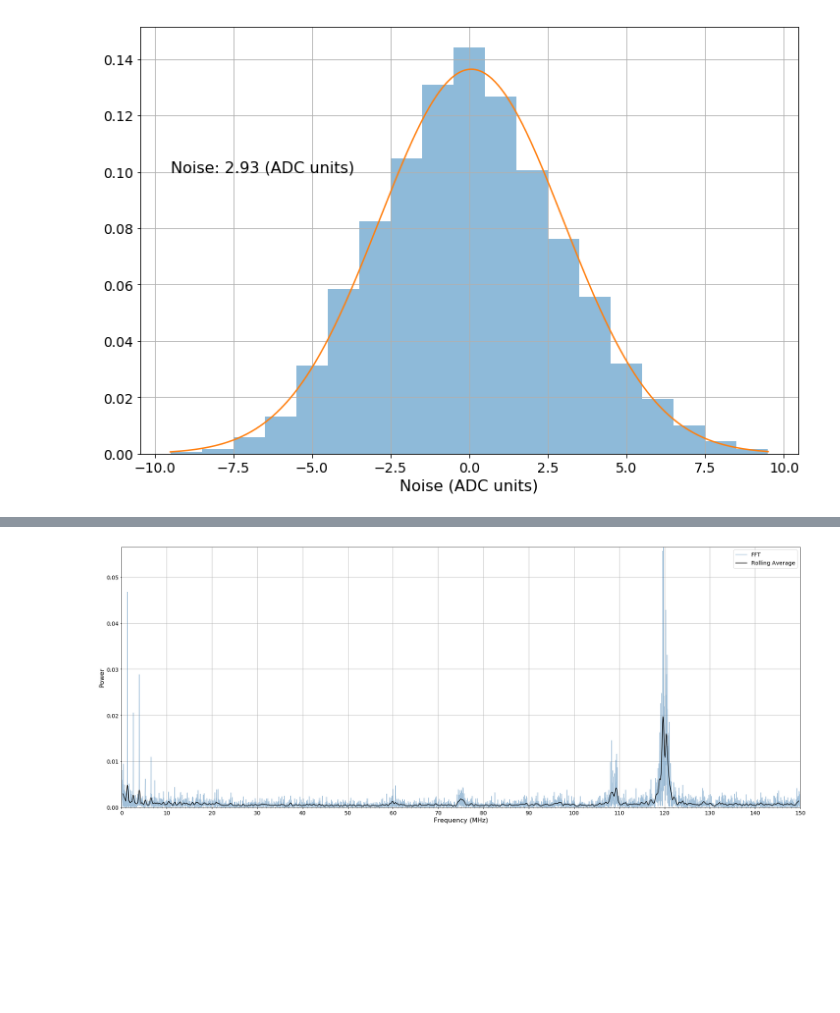
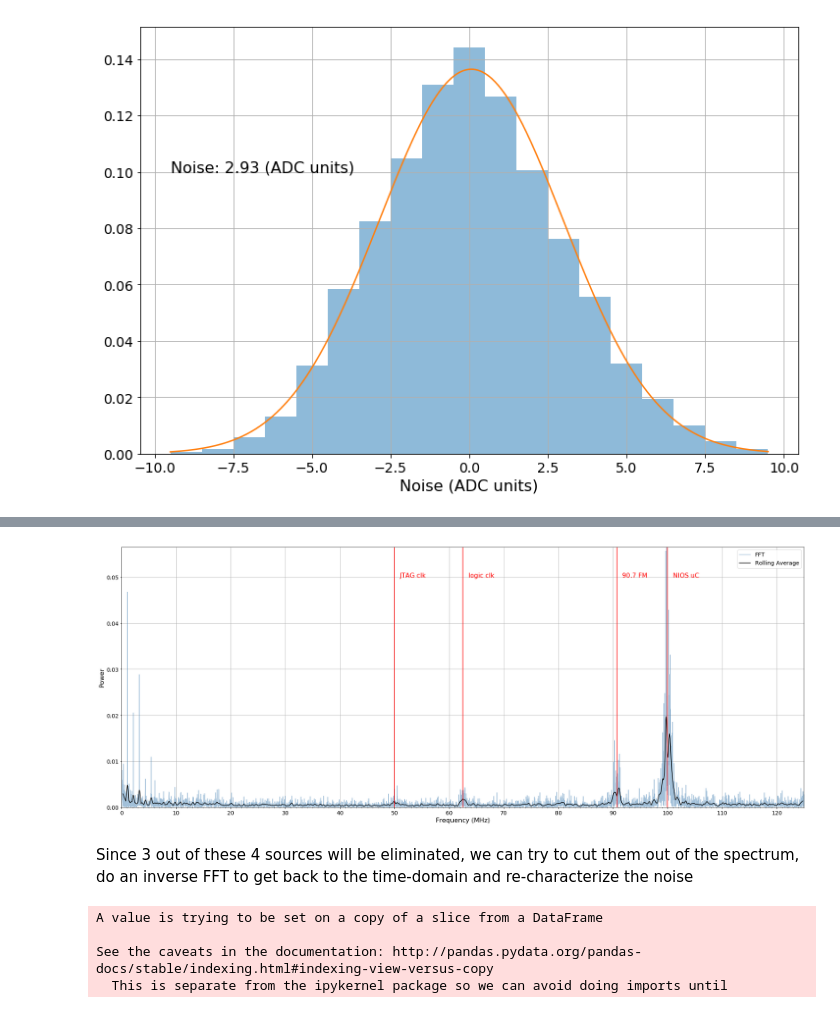
Before and after one commit to philippeller/waveform_analysis, a Jupyter notebook: example.ipynb, the cells around one changed output, grey strips where cells are left out. Drawn from its saved outputs; the diff is of its cells as text; code cells hidden in the pictures; blank space fills up the shorter version.

```diff
--- a/example.ipynb
+++ b/example.ipynb
@@ -73,30 +74,53 @@ Text(-9.5, 0.1, 'Noise: 2.93 (ADC units)')
 # %%
 # T = sampling period in ns
-T = waveforms[list(waveforms)[0]]['time'].diff()[1] * 10/3
+T = waveforms[list(waveforms)[0]]['time'].diff()[1] * 4
 N = len(noise)
 
 dfft = pd.DataFrame()
-dfft['amplitude'] = 1 / N * np.abs(np.fft.rfft(noise))
+dfft['fft'] = np.fft.rfft(noise)
+dfft['amplitude'] = 1 / N * np.abs(dfft['fft'])
 dfft['power'] = dfft['amplitude'] ** 2
 dfft['frequency'] = np.fft.rfftfreq(N, d=T) * 1e3
 # %%
 fig, ax = plt.subplots(figsize = (25,10))
 
 dfft.plot('frequency', 'power', ax=ax, label='FFT', c='steelblue', alpha=0.5)
-dfft.rolling(window=20, center=True, win_type='gaussian').mean(std=5).plot('frequency', 'power', ax=ax, label='Rolling Average', alpha=1, color='k')
+dfft[['frequency', 'power']].rolling(window=20, center=True, win_type='gaussian').mean(std=5).plot('frequency', 'power', ax=ax, label='Rolling Average', alpha=1, color='k')
 
 
 ax.set_xlabel('Frequency (MHz)')
 ax.set_ylabel('Power')
 ax.set_ylim([0, dfft['power'].max()])
 
 ax.xaxis.set_major_locator(ticker.MultipleLocator(10))
 ax.xaxis.set_minor_locator(ticker.MultipleLocator(1))
 
 plt.grid()
 
 plt.tight_layout()
 
+ax.axvline(50, c='r')
+ax.text(51, 0.05, s='JTAG clk', fontsize=16, color='r')
+ax.axvline(62.5, c='r')
+ax.text(63.5, 0.05, s='logic clk', fontsize=16, color='r')
+ax.axvline(90.7, c='r')
+ax.text(91.7, 0.05, s='90.7 FM', fontsize=16, color='r')
+ax.axvline(100, c='r')
+ax.text(101, 0.05, s='NIOS uC', fontsize=16, color='r')
+
+
 plt.savefig('fft.png')
 # %% [output]
-[figure, old version]
+[figure, new version]
+# %% [markdown]
+Since 3 out of these 4 sources will be eliminated, we can try to cut them out of the spectrum, do an inverse FFT to get back to the time-domain and re-characterize the noise
+# %%
+mask = ((dfft['frequency'] > 97) & (dfft['frequency'] < 103)) | ((dfft['frequency'] > 49) & (dfft['frequency'] < 51)) | ((dfft['frequency'] > 89.7) & (dfft['frequency'] < 91.7))
+dfft['cleaned_fft'] = dfft['fft']
+dfft['cleaned_fft'][mask] *= 0
+dfft['cleaned_power'] = (1 / N * np.abs(dfft['cleaned_fft'])) ** 2
+# %% [output]
+A value is trying to be set on a copy of a slice from a DataFrame
+
+See the caveats in the documentation: http://pandas.pydata.org/pandas-docs/stable/indexing.html#indexing-view-versus-copy
+  This is separate from the ipykernel package so we can avoid doing imports until
```
Also changed, not shown: parts of 6 cells of this notebook.
